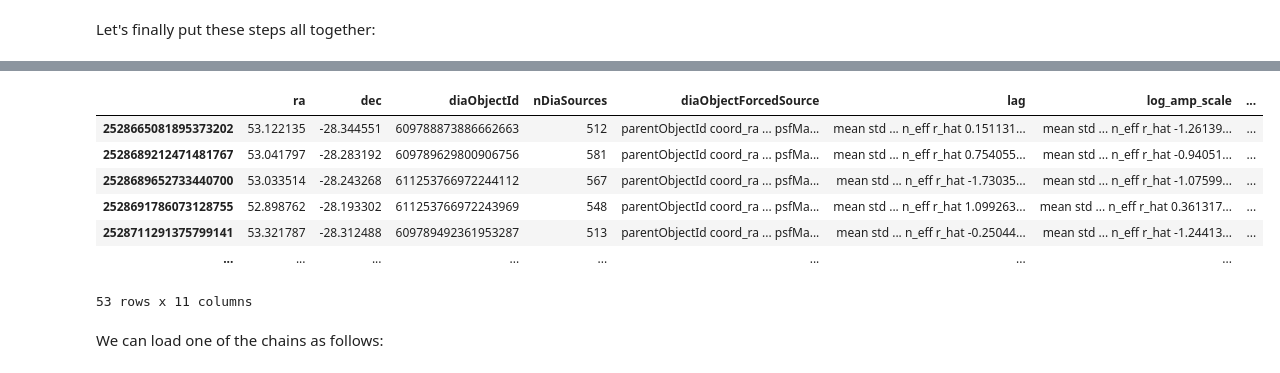
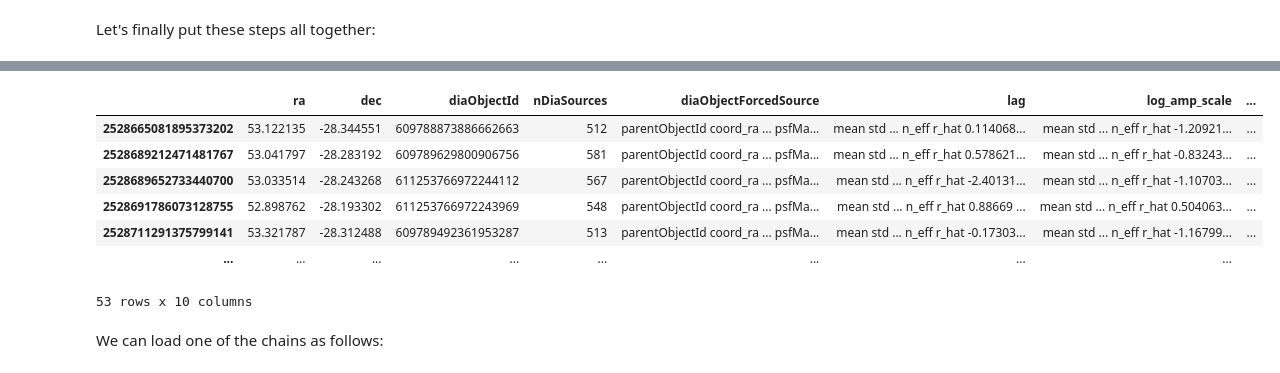
Before and after one commit to LSST-AGN-Variability/EzTaoX, a Jupyter notebook: docs/pre_executed/05_DP1_LSDB.ipynb, the cells around one changed output, grey strips where cells are left out. Drawn from its saved outputs; the diff is of its cells as text; code cells hidden in the pictures.

```diff
--- a/docs/pre_executed/05_DP1_LSDB.ipynb
+++ b/docs/pre_executed/05_DP1_LSDB.ipynb
@@ -329,10 +320,8 @@ def numpyro_model(X, yerr, y=None, has_lag=True, zero_mean=True, fixed_params={}
 # %% [markdown]
 Let's finally put these steps all together:
 # %%
-def run_eztaox(objid, times, band, mag, magerr, *, save_chains=False):
+def run_eztaox(objid, times, band, mag, magerr):
     X, y, yerr = prepare_lightcurves(times, band, mag, magerr)
-    # model = multivar_model(X, y, yerr, has_lag=True, zero_mean=True)
-    # bestP, ll = run_mle(X, y, yerr, model, init_sampler)
     mcmc_summary = run_MCMC(
         objid,
         X,
@@ -342,7 +331,7 @@ def run_eztaox(objid, times, band, mag, magerr, *, save_chains=False):
         has_lag=True,
         zero_mean=True,
         fixed_params={"log_drw_scale": jnp.log(100.0)},
-        save_chains=save_chains,
+        save_chains=True,
     )
     return make_nested(mcmc_summary)
 
@@ -358,14 +347,11 @@ And run it all with LSDB, parallelizing the computation:
 # %%
-# Metadata for the MCMC result
+# Stats returned by the mcmc summary
 nested_subcols = ["mean", "std", "median", "5.0%", "95.0%", "n_eff", "r_hat"]
-nested_cols = [
-    "lag",
-    "log_amp_scale",
-    "log_drw_scale",
-    "log_drw_sigma",
-    "log_kernel_param",
-    "mean",
-]
+
+# Params returned by the mcmc summary
+nested_cols = ["lag", "log_amp_scale", "log_drw_sigma", "log_kernel_param", "mean"]
+
+# Metadata for the catalog operation
 meta = {
     col: NestedDtype({sc: pa.float64() for sc in nested_subcols}) for col in nested_cols
 }
@@ -400,7 +382,5 @@ os.makedirs("mcmc_chains", exist_ok=True)
 # %%
-from dask.distributed import Client
-
 with Client(n_workers=4):
-    df = result.compute()
-df
+    fitting_df = result.compute()
+fitting_df
 # %% [output]
@@ -407,11 +389,11 @@ df
 |  | ra | dec | diaObjectId | nDiaSources | diaObjectForcedSource | lag | log_amp_scale | ... |
-| 2528665081895373202 | 53.122135 | -28.344551 | 609788873886662663 | 512 | parentObjectId coord_ra ... psfMa... | mean std ... n_eff r_hat 0.151131... | mean std ... n_eff r_hat -1.26139... | ... |
-| 2528689212471481767 | 53.041797 | -28.283192 | 609789629800906756 | 581 | parentObjectId coord_ra ... psfMa... | mean std ... n_eff r_hat 0.754055... | mean std ... n_eff r_hat -0.94051... | ... |
-| 2528689652733440700 | 53.033514 | -28.243268 | 611253766972244112 | 567 | parentObjectId coord_ra ... psfMa... | mean std ... n_eff r_hat -1.73035... | mean std ... n_eff r_hat -1.07599... | ... |
-| 2528691786073128755 | 52.898762 | -28.193302 | 611253766972243969 | 548 | parentObjectId coord_ra ... psfMa... | mean std ... n_eff r_hat 1.099263... | mean std ... n_eff r_hat 0.361317... | ... |
-| 2528711291375799141 | 53.321787 | -28.312488 | 609789492361953287 | 513 | parentObjectId coord_ra ... psfMa... | mean std ... n_eff r_hat -0.25044... | mean std ... n_eff r_hat -1.24413... | ... |
+| 2528665081895373202 | 53.122135 | -28.344551 | 609788873886662663 | 512 | parentObjectId coord_ra ... psfMa... | mean std ... n_eff r_hat 0.114068... | mean std ... n_eff r_hat -1.20921... | ... |
+| 2528689212471481767 | 53.041797 | -28.283192 | 609789629800906756 | 581 | parentObjectId coord_ra ... psfMa... | mean std ... n_eff r_hat 0.578621... | mean std ... n_eff r_hat -0.83243... | ... |
+| 2528689652733440700 | 53.033514 | -28.243268 | 611253766972244112 | 567 | parentObjectId coord_ra ... psfMa... | mean std ... n_eff r_hat -2.40131... | mean std ... n_eff r_hat -1.10703... | ... |
+| 2528691786073128755 | 52.898762 | -28.193302 | 611253766972243969 | 548 | parentObjectId coord_ra ... psfMa... | mean std ... n_eff r_hat 0.88669 ... | mean std ... n_eff r_hat 0.504063... | ... |
+| 2528711291375799141 | 53.321787 | -28.312488 | 609789492361953287 | 513 | parentObjectId coord_ra ... psfMa... | mean std ... n_eff r_hat -0.17303... | mean std ... n_eff r_hat -1.16799... | ... |
 | ... | ... | ... | ... | ... | ... | ... | ... |
-53 rows x 11 columns
+53 rows x 10 columns
 # %% [markdown]
 We can load one of the chains as follows:
 # %%
```
Also changed, not shown: parts of 9 cells of this notebook.
